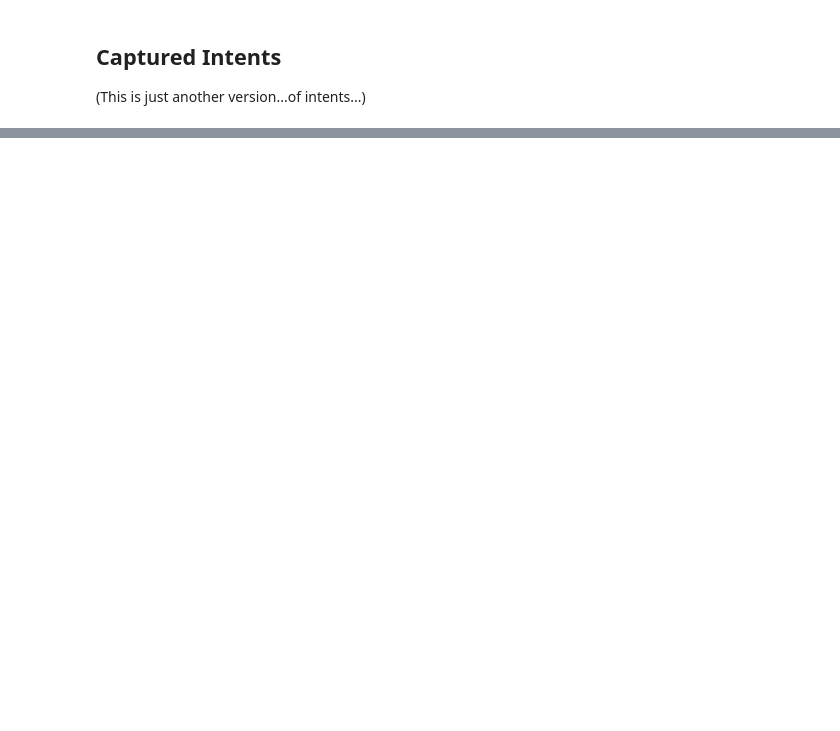
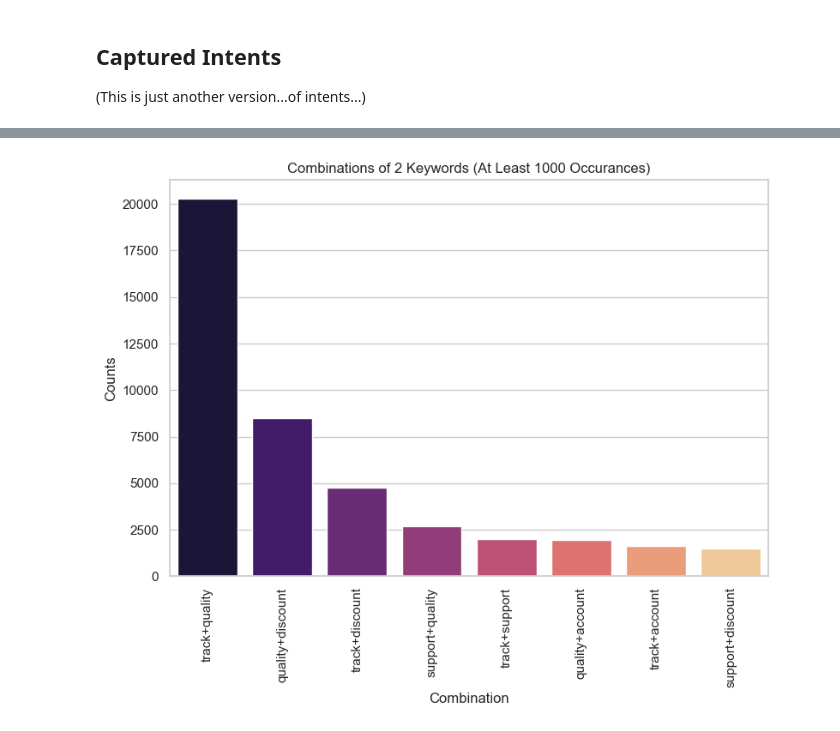
Before and after one commit to sinhasagar507/Customer-support-bot, a Jupyter notebook: notebooks/2.0_heuristic_keyword_exploration.ipynb, the cells around one changed output, grey strips where cells are left out. Saved outputs shown, nothing was run; the diff lists cells and outputs as text; code cells hidden in the pictures; blank space fills up the shorter version.

```diff
--- a/notebooks/2.0_heuristic_keyword_exploration.ipynb
+++ b/notebooks/2.0_heuristic_keyword_exploration.ipynb
@@ -82,2 +192,4 @@ def calculate_indirect_features(df, eng_stopwords):
 
     return df
+# %%
+processed_v2 = calculate_indirect_features(processed_v2)
@@ -84,3 +266,5 @@ def calculate_indirect_features(df, eng_stopwords):
+# %%
+processed_v2.drop(["inbound_hashtags", "outbound_hashtags", "inbound_lang", "count_punctuations", "inbound_tokens_pos", "outbound_tokens_pos"], axis=1, inplace=True)
 # %%
 # Post-Hoc Intents: I find the keywords that is associated with a particular intent and search based on these keywords
 
@@ -217,0 +433,8 @@ keyword
+# %%
+# Initializing all the thresholds for min amount of combination appearances
+thres = [1000, 50, 20, 10]
+# %%
+# Intent Tweets have all the keys, and as the value contains all the tweets that contain that key, as a set
+intent_tweets = {}
+for key in intents.keys():
+    intent_tweets[key] = to_set(get_key_tweets(processed_v2["inbound_tokens"], intents[key]))
@@ -217,0 +461,31 @@ keyword
+# %%
+# Iterating through all pairs, and getting how many Tweets intersect between the pair
+keyword_overlaps = {}
+combs = {}
+
+# Combinations of 2
+intent_pairs = combinations(intents.keys(), 2)
+
+# For each pair of intent keys, find the intersection of the tweet sets
+for pair in intent_pairs:
+
+    # Get the tweet sets for the 2 intents
+    tweets_1 = intent_tweets[pair[0]] # Here is a tweet
+    tweets_2 = intent_tweets[pair[1]] # Here is a tweet
+
+    # Get the intersection of the tweet sets
+    intersection = tweets_1.intersection(tweets_2)
+    # If the intersection is greater than the threshold, add it to the dictionary
+    if len(intersection) > thres[0]:
+        keyword_overlaps[pair] = intersection
+        combs[f"{pair[0]}+{pair[1]}"] = len(intersection)
+
+# Visualizing as well
+vis = pd.DataFrame({'Combination': list(combs.keys()), "Counts": list(combs.values())}).sort_values('Counts', ascending = False)
+plt.figure(figsize=(9,6))
+sns.barplot(x = vis["Combination"], y = vis["Counts"], palette = 'magma')
+plt.title(f'Combinations of 2 Keywords (At Least {thres[0]} Occurances)')
+plt.xticks(rotation=90)
+plt.show()
+# %% [output]
+[figure, added]
```
Also changed, not shown: parts of 34 cells of this notebook, 3 other files.
